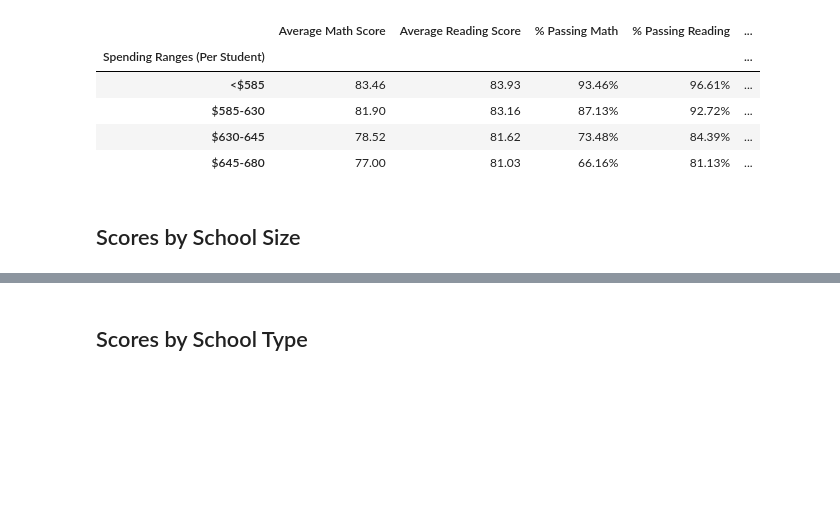
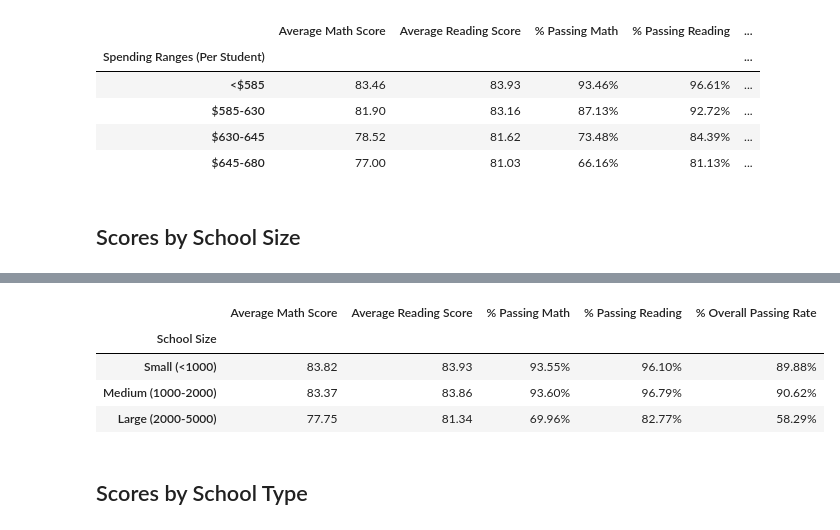
Before and after one commit to sarsteg/pandas-challenge, a Jupyter notebook: PyCitySchools/Responses in Template.ipynb, the cells around one changed output, grey strips where cells are left out. Saved outputs shown, nothing was run; the diff lists cells and outputs as text; code cells hidden in the pictures; blank space fills up the shorter version.

```diff
--- a/PyCitySchools/Responses in Template.ipynb
+++ b/PyCitySchools/Responses in Template.ipynb
@@ -760,3 +811,20 @@ size_summary
+# %%
+size_summary_visual = size_summary.copy()
+
+# Formatting of the columns
+size_summary_visual["Average Math Score"] = size_summary_visual["Average Math Score"].map("{:.2f}".format)
+size_summary_visual["Average Reading Score"] = size_summary_visual["Average Reading Score"].map("{:.2f}".format)
+size_summary_visual["% Passing Math"] = size_summary_visual["% Passing Math"].map("{:.2f}%".format)
+size_summary_visual["% Passing Reading"] = size_summary_visual["% Passing Reading"].map("{:.2f}%".format)
+size_summary_visual["% Overall Passing Rate"] = size_summary_visual["% Overall Passing Rate"].map("{:.2f}%".format)
+
+size_summary_visual
+# %% [output]
+|  | Average Math Score | Average Reading Score | % Passing Math | % Passing Reading | % Overall Passing Rate |
+| School Size |  |  |  |  |  |
+| Small (<1000) | 83.82 | 83.93 | 93.55% | 96.10% | 89.88% |
+| Medium (1000-2000) | 83.37 | 83.86 | 93.60% | 96.79% | 90.62% |
+| Large (2000-5000) | 77.75 | 81.34 | 69.96% | 82.77% | 58.29% |
 # %% [markdown]
 ## Scores by School Type
 # %%
```
Also changed, not shown: parts of 8 cells of this notebook.
